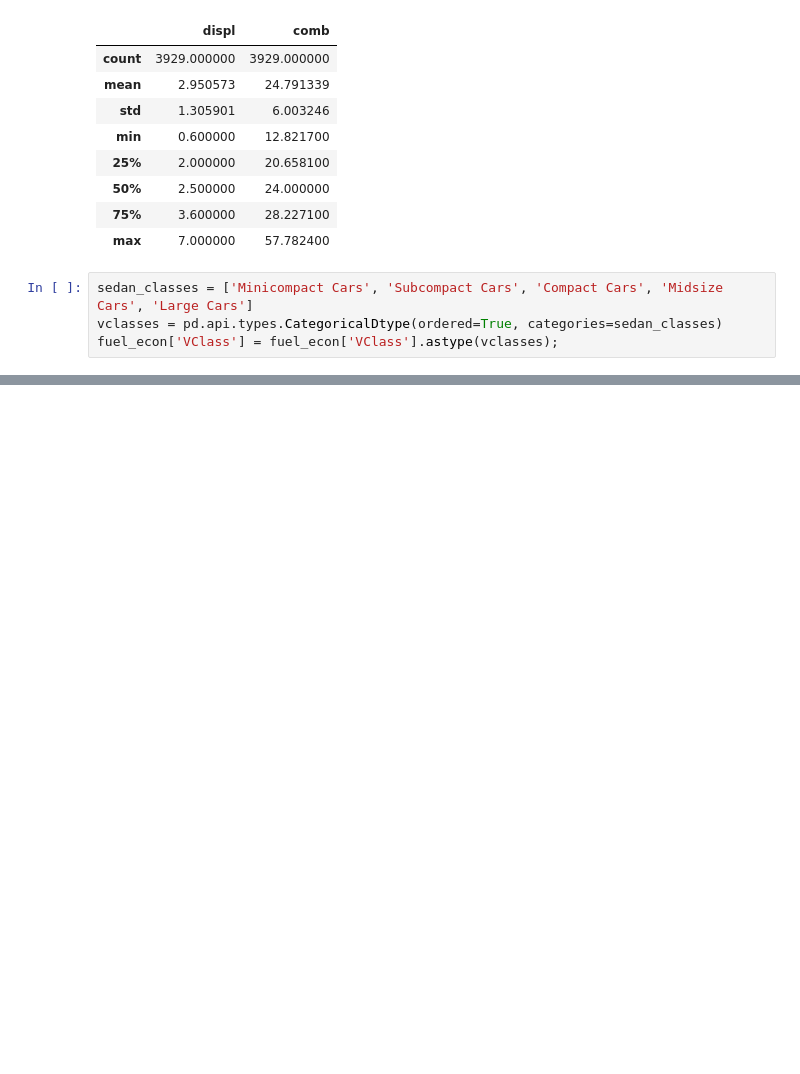
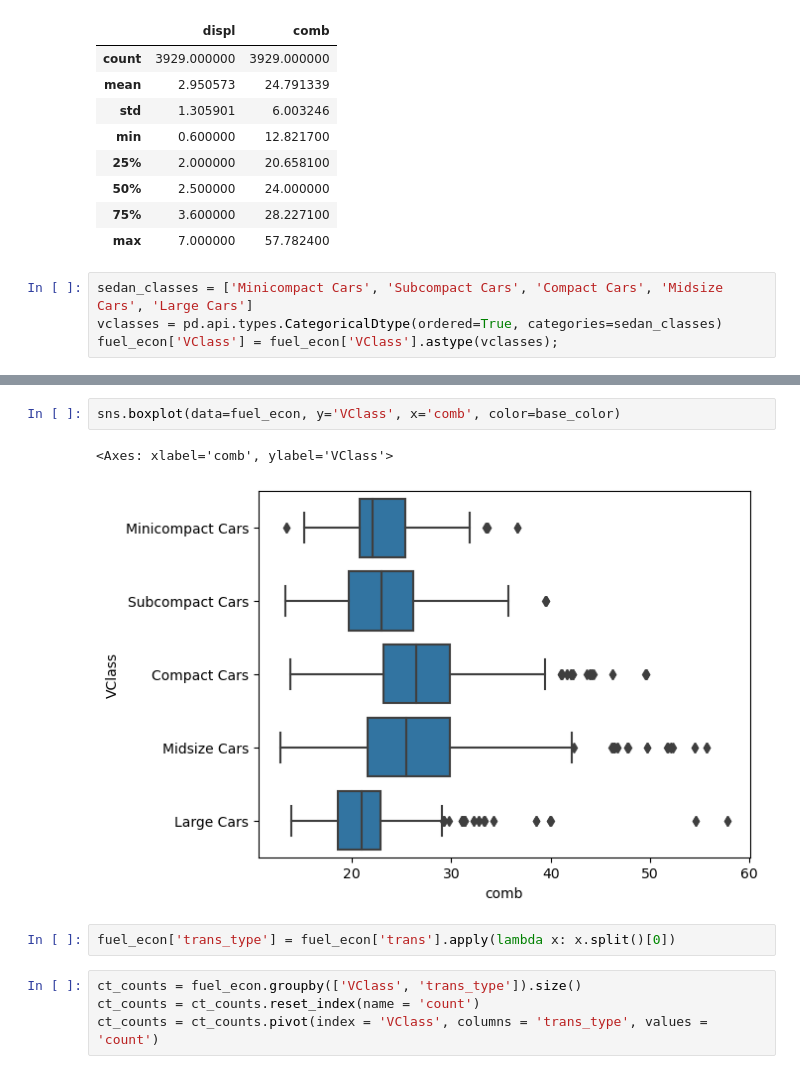
Before and after one commit to Nihal-Awad/Matplot-Seaborn-Practice, a Jupyter notebook: Visualization.ipynb, the cells around one changed output, grey strips where cells are left out. Drawn from its saved outputs; the diff is of its cells as text; blank space fills up the shorter version.

```diff
--- a/Visualization.ipynb
+++ b/Visualization.ipynb
@@ -388,0 +389,11 @@ plt.xticks(rotation = 15);
+# %%
+sns.boxplot(data=fuel_econ, y='VClass', x='comb', color=base_color)
+# %% [output]
+<Axes: xlabel='comb', ylabel='VClass'>
+[figure, added]
+# %%
+fuel_econ['trans_type'] = fuel_econ['trans'].apply(lambda x: x.split()[0])
+# %%
+ct_counts = fuel_econ.groupby(['VClass', 'trans_type']).size()
+ct_counts = ct_counts.reset_index(name = 'count')
+ct_counts = ct_counts.pivot(index = 'VClass', columns = 'trans_type', values = 'count')
```
Also changed, not shown: parts of 12 cells of this notebook.
